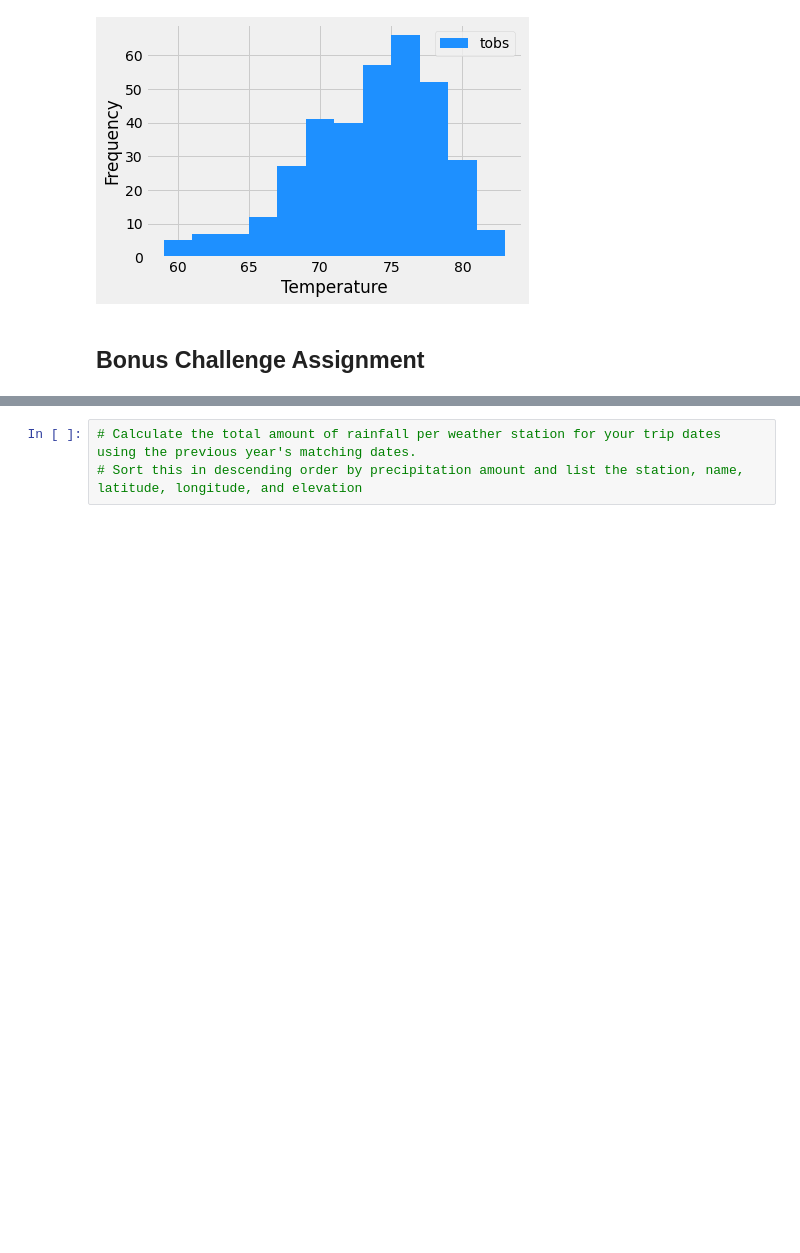
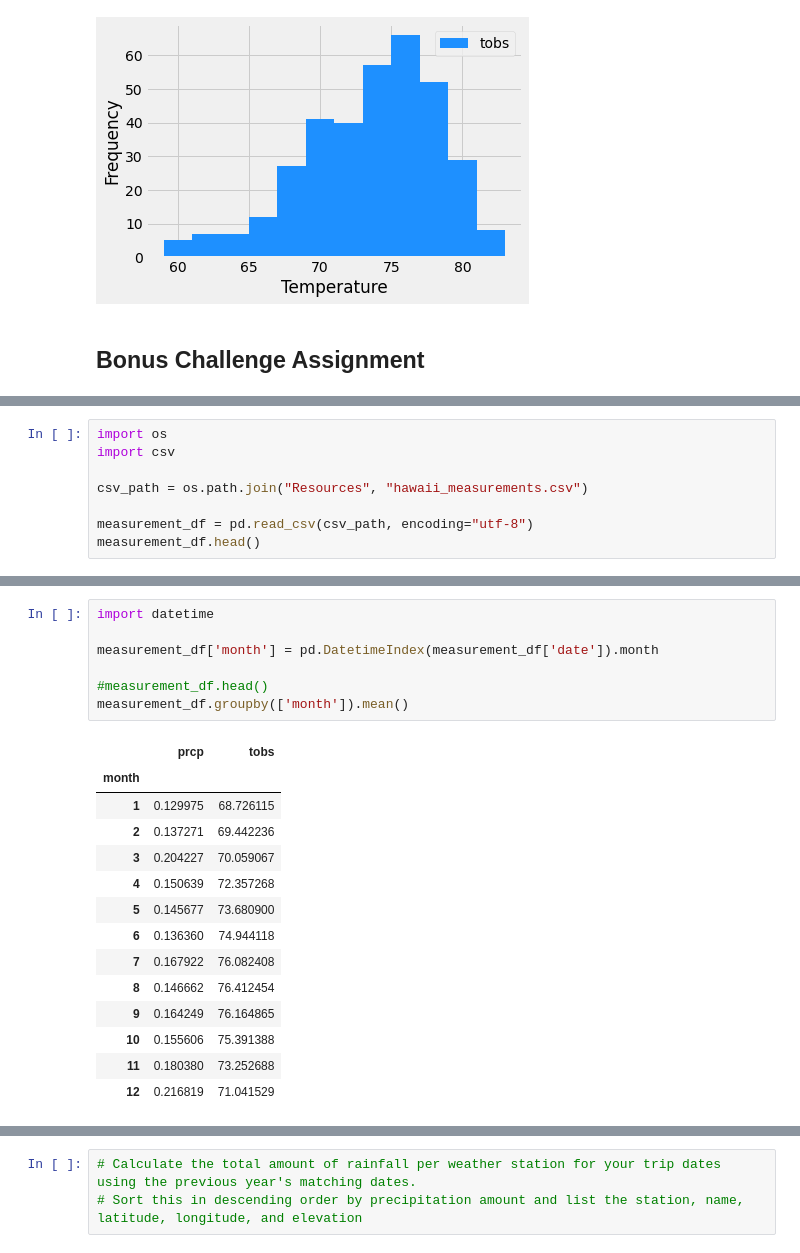
Before and after one commit to coreymcculley/sqlalchemy-challenge, a Jupyter notebook: CM_climate_starter.ipynb, the cells around one changed output, grey strips where cells are left out. Saved outputs shown, nothing was run; the diff lists cells and outputs as text; blank space fills up the shorter version.

```diff
--- a/CM_climate_starter.ipynb
+++ b/CM_climate_starter.ipynb
@@ -243,0 +256,8 @@ plt.show()
+# %%
+import os
+import csv
+
+csv_path = os.path.join("Resources", "hawaii_measurements.csv")
+
+measurement_df = pd.read_csv(csv_path, encoding="utf-8")
+measurement_df.head()
@@ -244,3 +271,25 @@ plt.show()
+# %%
+import datetime
+
+measurement_df['month'] = pd.DatetimeIndex(measurement_df['date']).month
+
+#measurement_df.head()
+measurement_df.groupby(['month']).mean()
+# %% [output]
+|  | prcp | tobs |
+| month |  |  |
+| 1 | 0.129975 | 68.726115 |
+| 2 | 0.137271 | 69.442236 |
+| 3 | 0.204227 | 70.059067 |
+| 4 | 0.150639 | 72.357268 |
+| 5 | 0.145677 | 73.680900 |
+| 6 | 0.136360 | 74.944118 |
+| 7 | 0.167922 | 76.082408 |
+| 8 | 0.146662 | 76.412454 |
+| 9 | 0.164249 | 76.164865 |
+| 10 | 0.155606 | 75.391388 |
+| 11 | 0.180380 | 73.252688 |
+| 12 | 0.216819 | 71.041529 |
 # %%
 # This function called `calc_temps` will accept start date and end date in the format '%Y-%m-%d'
 # and return the minimum, average, and maximum temperatures for that range of dates
```
Also changed, not shown: parts of 7 cells of this notebook.
